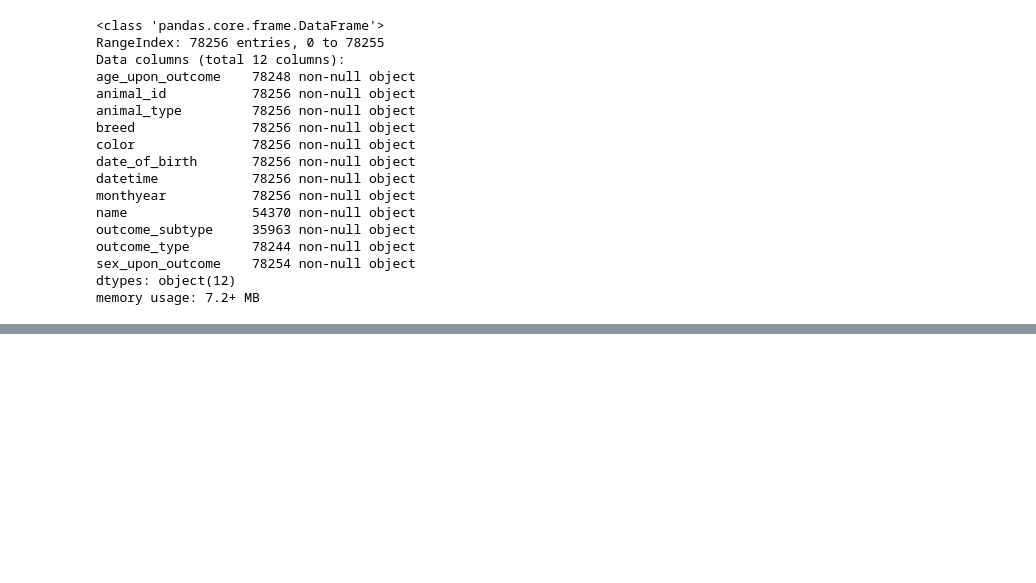
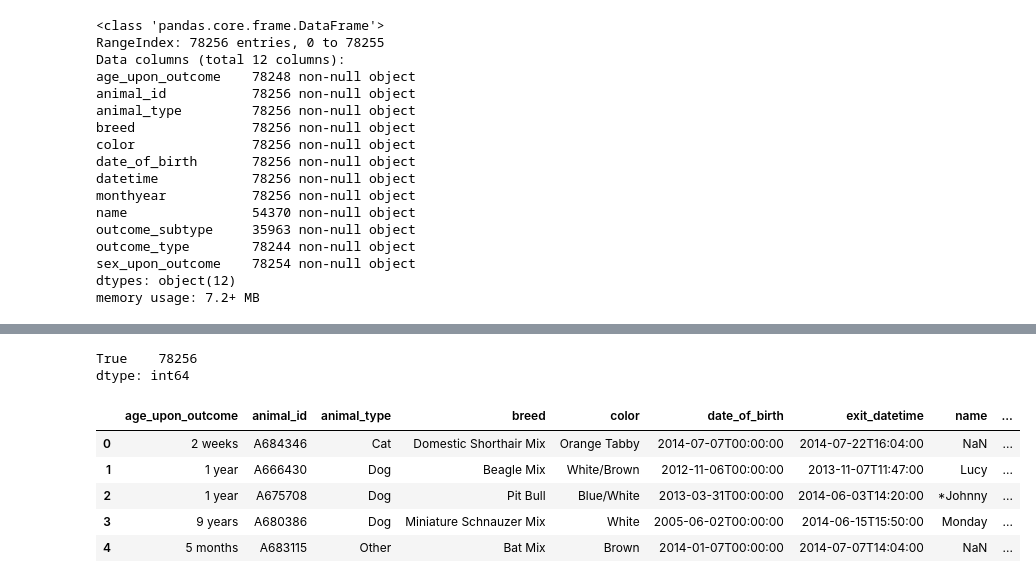
Before and after one commit to SeaPeaMurray/thinkful-apprenticeship, a Jupyter notebook: DS_bootcamp/Deeper_supervised_learning/3.7.1 Capstone.ipynb, the cells around one changed output, grey strips where cells are left out. Drawn from its saved outputs; the diff is of its cells as text; code cells hidden in the pictures; blank space fills up the shorter version.

```diff
--- a/DS_bootcamp/Deeper_supervised_learning/3.7.1 Capstone.ipynb
+++ b/DS_bootcamp/Deeper_supervised_learning/3.7.1 Capstone.ipynb
@@ -84,0 +55,18 @@ df2.head()
+# %%
+# This code confirms these two columns are identical.
+(df.datetime == df.monthyear).value_counts()
+# %% [output]
+True    78256
+dtype: int64
+# %%
+# Remove monthyear and rename
+df.drop('monthyear', 1, inplace=True)
+df.rename(columns={'datetime' : 'exit_datetime'}, inplace=True)
+df.head()
+# %% [output]
+|  | age_upon_outcome | animal_id | animal_type | breed | color | date_of_birth | exit_datetime | name | ... |
+| 0 | 2 weeks | A684346 | Cat | Domestic Shorthair Mix | Orange Tabby | 2014-07-07T00:00:00 | 2014-07-22T16:04:00 | NaN | ... |
+| 1 | 1 year | A666430 | Dog | Beagle Mix | White/Brown | 2012-11-06T00:00:00 | 2013-11-07T11:47:00 | Lucy | ... |
+| 2 | 1 year | A675708 | Dog | Pit Bull | Blue/White | 2013-03-31T00:00:00 | 2014-06-03T14:20:00 | *Johnny | ... |
+| 3 | 9 years | A680386 | Dog | Miniature Schnauzer Mix | White | 2005-06-02T00:00:00 | 2014-06-15T15:50:00 | Monday | ... |
+| 4 | 5 months | A683115 | Other | Bat Mix | Brown | 2014-01-07T00:00:00 | 2014-07-07T14:04:00 | NaN | ... |
```
Also changed, not shown: parts of 22 cells of this notebook, 1 other file.
